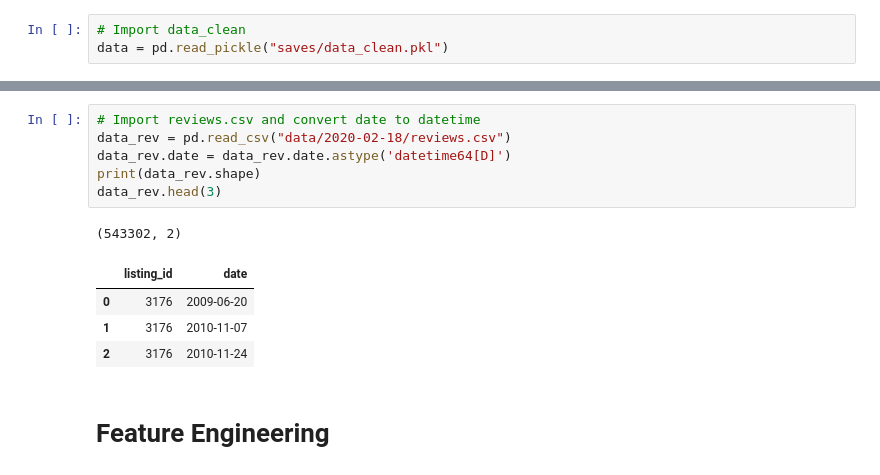
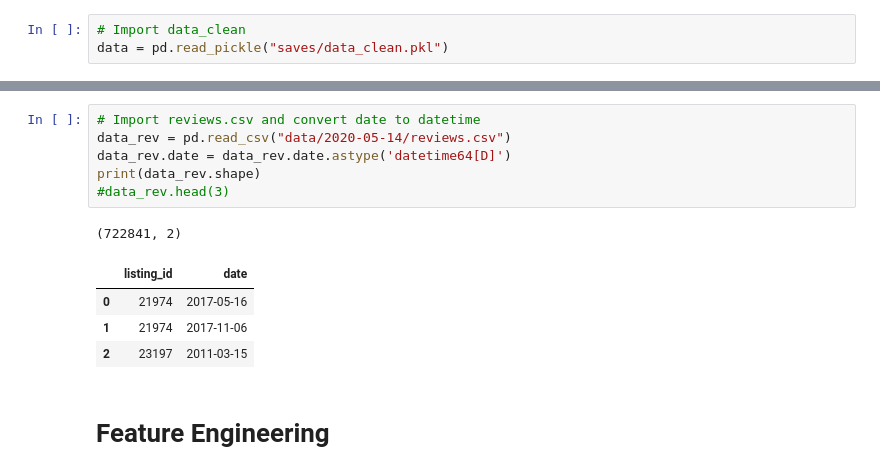
Before and after one commit to Rurbinasal/AIRBNB-Berlin-Listing-Price-Indicator, a Jupyter notebook: 3_Airbnb_Feature_Engineering.ipynb, the cells around one changed output, grey strips where cells are left out. Cells and saved outputs as stored; diff of their text form.

```diff
--- a/3_Airbnb_Feature_Engineering.ipynb
+++ b/3_Airbnb_Feature_Engineering.ipynb
@@ -21,15 +32,15 @@ data = pd.read_pickle("saves/data_clean.pkl")
 # %%
 # Import reviews.csv and convert date to datetime
-data_rev = pd.read_csv("data/2020-02-18/reviews.csv")
+data_rev = pd.read_csv("data/2020-05-14/reviews.csv")
 data_rev.date = data_rev.date.astype('datetime64[D]')
 print(data_rev.shape)
-data_rev.head(3)
+#data_rev.head(3)
 # %% [output]
-(543302, 2)
+(722841, 2)
 |  | listing_id | date |
-| 0 | 3176 | 2009-06-20 |
-| 1 | 3176 | 2010-11-07 |
-| 2 | 3176 | 2010-11-24 |
+| 0 | 21974 | 2017-05-16 |
+| 1 | 21974 | 2017-11-06 |
+| 2 | 23197 | 2011-03-15 |
 # %% [markdown]
 # Feature Engineering
 # %% [markdown]
```
Also changed, not shown: parts of 28 cells of this notebook, 4 other files.
